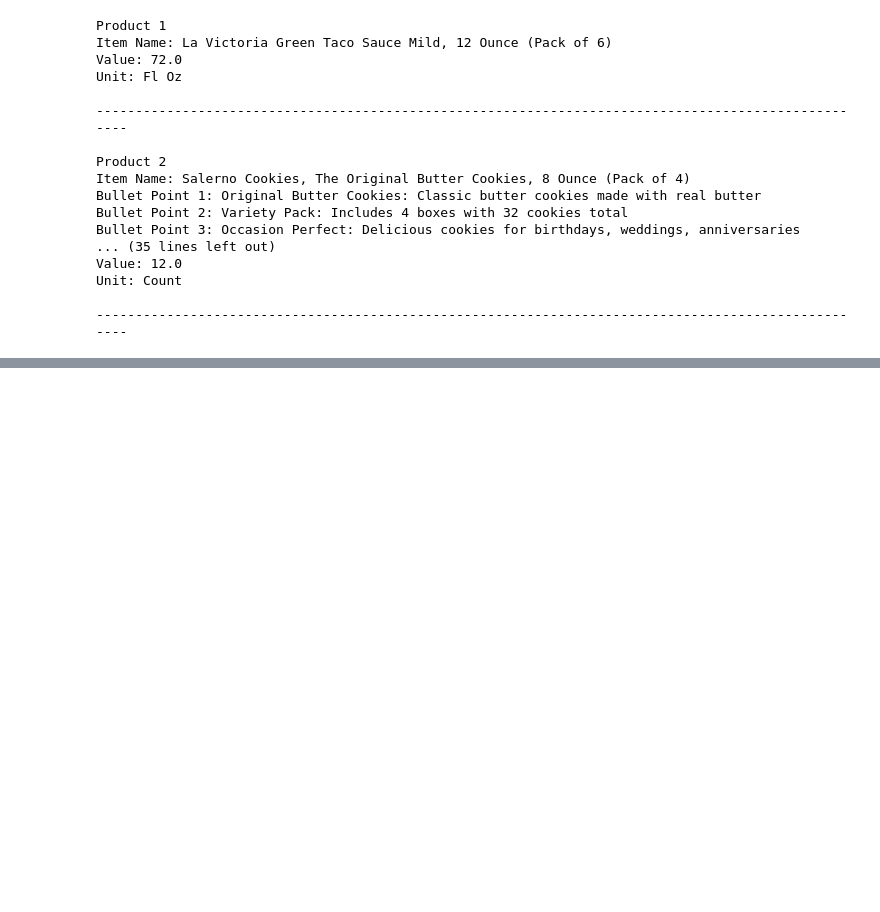
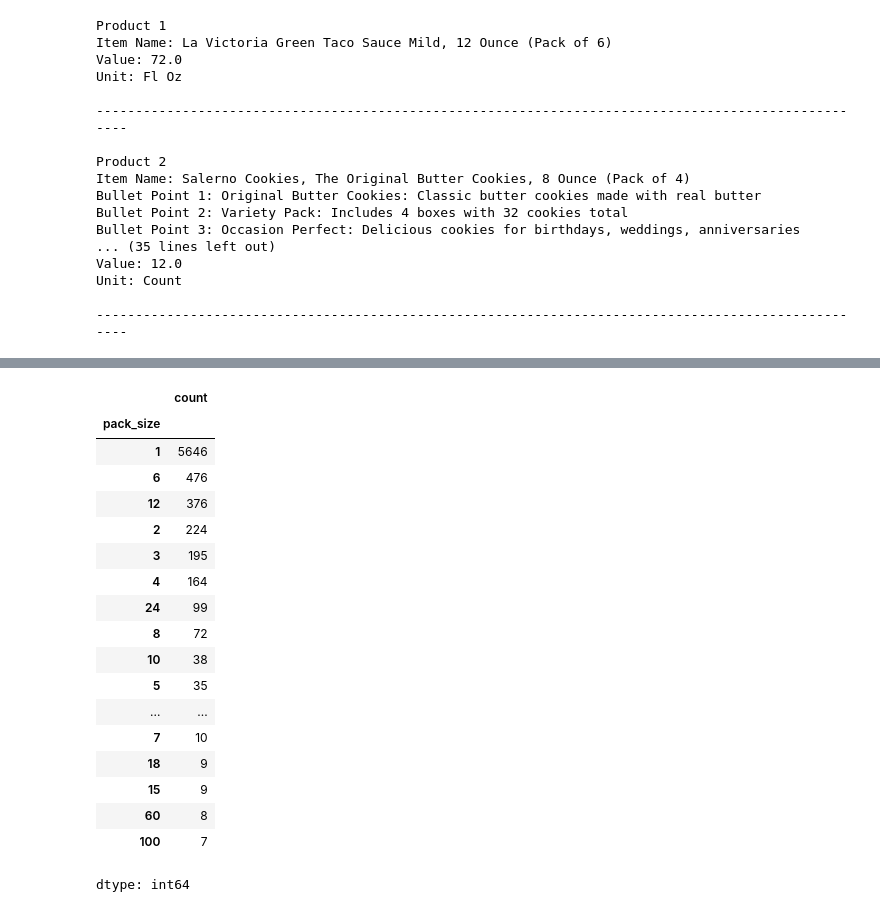
Before and after one commit to AnmolChetani/pricelens-ai, a Jupyter notebook: notebooks/01_EDA.ipynb, the cells around one changed output, grey strips where cells are left out. Cells and saved outputs as stored; diff of their text form; code cells hidden in the pictures; blank space fills up the shorter version.

```diff
--- a/notebooks/01_EDA.ipynb
+++ b/notebooks/01_EDA.ipynb
@@ -264,0 +295,22 @@ plt.show()
+# %%
+train_df["pack_size"].value_counts().head(20)
+# %% [output]
+|  | count |
+| pack_size |  |
+| 1 | 5646 |
+| 6 | 476 |
+| 12 | 376 |
+| 2 | 224 |
+| 3 | 195 |
+| 4 | 164 |
+| 24 | 99 |
+| 8 | 72 |
+| 10 | 38 |
+| 5 | 35 |
+| ... | ... |
+| 7 | 10 |
+| 18 | 9 |
+| 15 | 9 |
+| 60 | 8 |
+| 100 | 7 |
+dtype: int64
```
Also changed, not shown: parts of 24 cells of this notebook.
